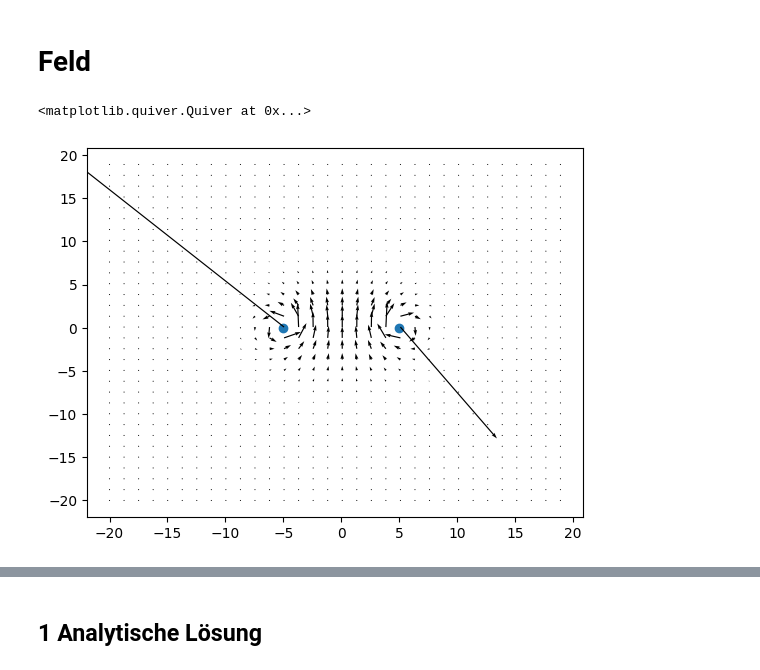
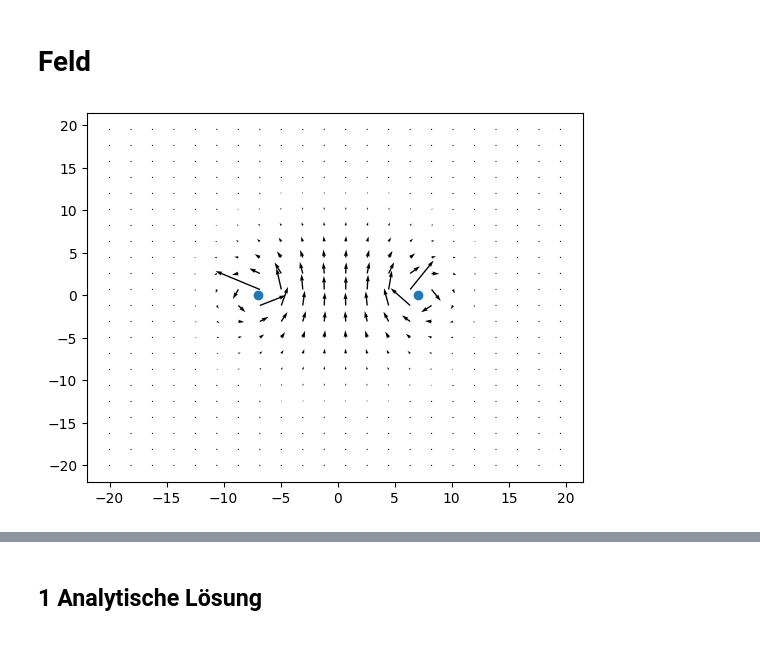
Before and after one commit to Raphael2b3/Uni, a Jupyter notebook: feldtheorie/Magnetostatisches Feld eines Linienstroms(2).ipynb, the cells around one changed output, grey strips where cells are left out. Cells and saved outputs as stored; diff of their text form; code cells hidden in the pictures.

```diff
--- a/feldtheorie/Magnetostatisches Feld eines Linienstroms(2).ipynb
+++ b/feldtheorie/Magnetostatisches Feld eines Linienstroms(2).ipynb
@@ -1,2 +43,15 @@
+# %%
+def integral(integrant,range, shape):
+    out = np.zeros(shape)
+    dx = range[1] - range[0]
+    for x in range:
+        out += integrant(x)*dx
+    return out
+
+
+def plot3dVectField(points, arrows, n_arrows=5,scale=1):
+    div = samples//n_arrows
+    plt.quiver(points[0][::div,::div], points[1][::div,::div], arrows[0][::div,::div],arrows[1][::div,::div], scale=scale)
+    plt.show()
 # %% [markdown]
 # Magnetostatisches Feld eines Linienstroms
@@ -107,24 +108,18 @@ plt.quiver(x[::div,::div],z[::div,::div], field[0][::div,::div],field[1][::div,:
 # %% [markdown]
 # Feld
 # %%
-x, z = np.meshgrid(xrange, yrange)
-
-kurve = r(phi)
 plt.scatter([-R,R],[0,0])
 
-orts_vec = np.array([x,z])
-field = np.zeros_like(orts_vec)
-dphi = phi[1] - phi[0]
-for _phi in phi:
-    r_x,r_y,r_z = r(_phi) # (cos,sin)
-    j_x,j_y,j_z = j(_phi) # (-sin, cos)
-    to_point = np.array([x-r_x, np.zeros_like(x)-r_y, z-r_z])
-    distance = np.linalg.norm(to_point,axis=0)
+def field(_r,_j,parameter_range):
+    def field_integrant(_phi):
+        curveN_x, curveN_y, curveN_z = _r(_phi) # Ortsvektor auf der Stromkurve
+        to_point = np.array([x-curveN_x, zero-curveN_y, z-curveN_z])
+        distance = np.linalg.norm(to_point,axis=0)
+        cr_x,cr_y,cr_z = np.cross(_j(_phi), to_point, axis=0)
+        return np.array([cr_x/distance**3, cr_z/distance**3])
+    return integral(field_integrant, parameter_range, orts_vecXZ.shape)
 
-    cr_x,cr_y,cr_z = np.cross(j(_phi),to_point, axis=0)
-    field += dphi*np.array([cr_x/distance**3,cr_z/distance**3])
-div = xsamples//30
-plt.quiver(x[::div,::div],z[::div,::div], field[0][::div,::div],field[1][::div,::div], scale=50)
+circuit_field = field(lambda _phi: r(_phi,R), lambda _phi: j(_phi,R,I),phirange)
+plot3dVectField([x,z],circuit_field,n_arrows=20,scale=100)
 # %% [output]
-<matplotlib.quiver.Quiver at 0x...>
-[figure, old version]
+[figure, new version]
```
Also changed, not shown: parts of 14 cells of this notebook, 1 other file.
